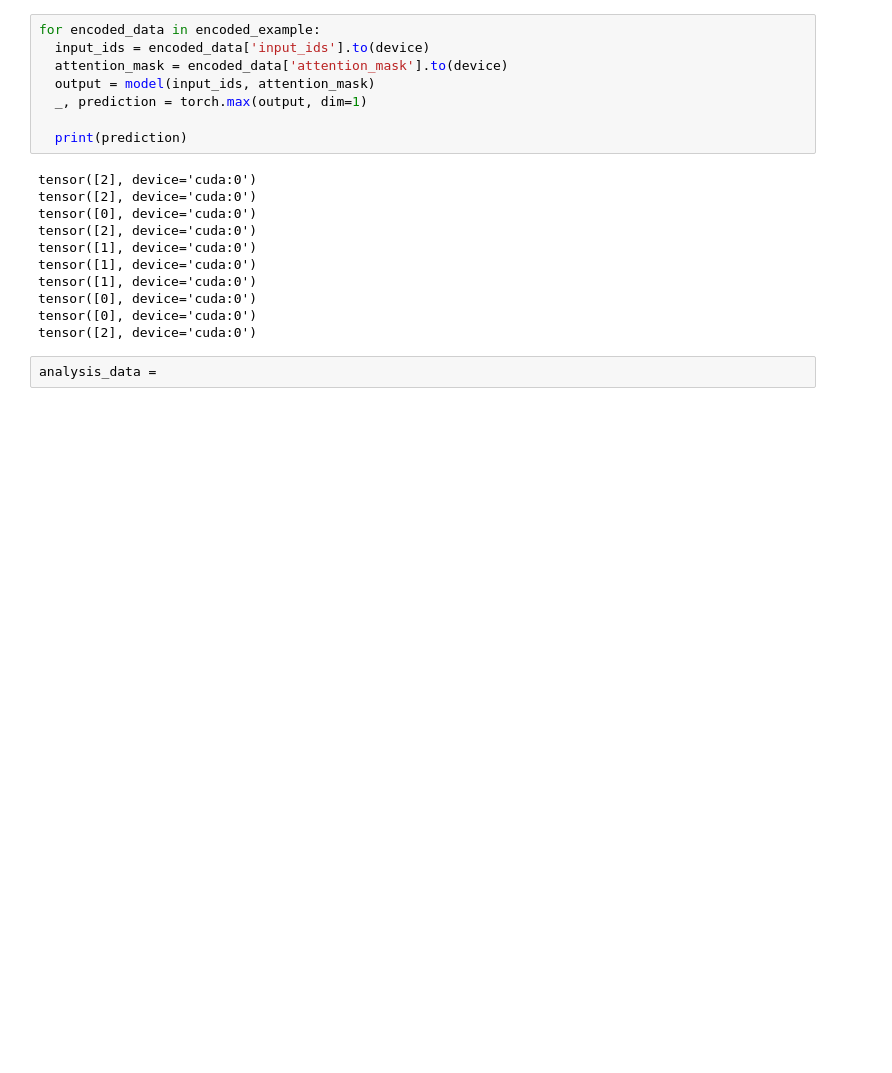
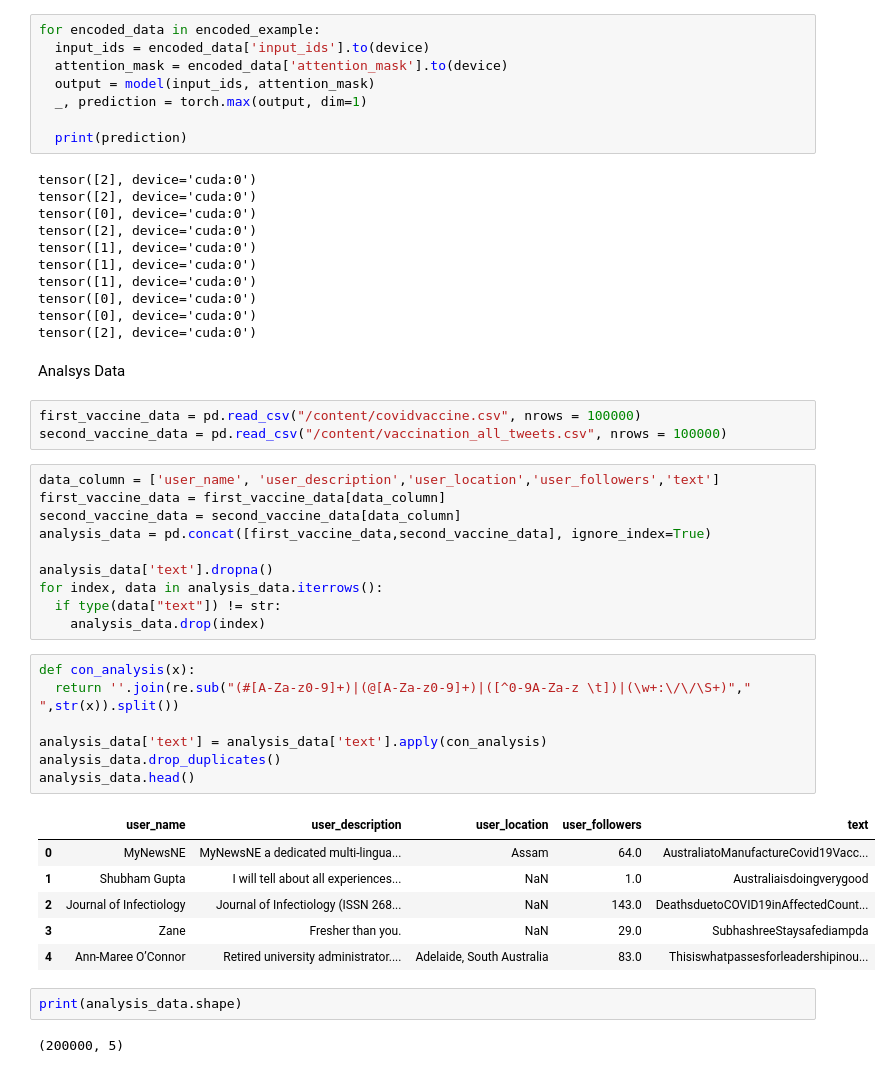
Before and after one commit to wlsgud623/vaccine_tweet_analysis, a Jupyter notebook: VaccineTweet.ipynb, the cells around one changed output. Drawn from its saved outputs; the diff is of its cells as text; blank space fills up the shorter version.

```diff
--- a/VaccineTweet.ipynb
+++ b/VaccineTweet.ipynb
@@ -489,5 +489,36 @@ tensor([1], device='cuda:0')
 tensor([0], device='cuda:0')
 tensor([0], device='cuda:0')
 tensor([2], device='cuda:0')
-# %%
-analysis_data =
+# %% [markdown]
+Analsys Data
+# %%
+first_vaccine_data = pd.read_csv("/content/covidvaccine.csv", nrows = 100000)
+second_vaccine_data = pd.read_csv("/content/vaccination_all_tweets.csv", nrows = 100000)
+# %%
+data_column = ['user_name', 'user_description','user_location','user_followers','text']
+first_vaccine_data = first_vaccine_data[data_column]
+second_vaccine_data = second_vaccine_data[data_column]
+analysis_data = pd.concat([first_vaccine_data,second_vaccine_data], ignore_index=True)
+
+analysis_data['text'].dropna()
+for index, data in analysis_data.iterrows():
+  if type(data["text"]) != str:
+    analysis_data.drop(index)
+# %%
+def con_analysis(x):
+  return ''.join(re.sub("(#[A-Za-z0-9]+)|(@[A-Za-z0-9]+)|([^0-9A-Za-z \t])|(\w+:\/\/\S+)"," ",str(x)).split())
+
+analysis_data['text'] = analysis_data['text'].apply(con_analysis)
+analysis_data.drop_duplicates()
+analysis_data.head()
+# %% [output]
+|  | user_name | user_description | user_location | user_followers | text |
+| 0 | MyNewsNE | MyNewsNE a dedicated multi-lingua... | Assam | 64.0 | AustraliatoManufactureCovid19Vacc... |
+| 1 | Shubham Gupta | I will tell about all experiences... | NaN | 1.0 | Australiaisdoingverygood |
+| 2 | Journal of Infectiology | Journal of Infectiology (ISSN 268... | NaN | 143.0 | DeathsduetoCOVID19inAffectedCount... |
+| 3 | Zane | Fresher than you. | NaN | 29.0 | SubhashreeStaysafediampda |
+| 4 | Ann-Maree O’Connor | Retired university administrator.... | Adelaide, South Australia | 83.0 | Thisiswhatpassesforleadershipinou... |
+# %%
+print(analysis_data.shape)
+# %% [output]
+(200000, 5)
```
Also changed, not shown: parts of 2 cells of this notebook.
